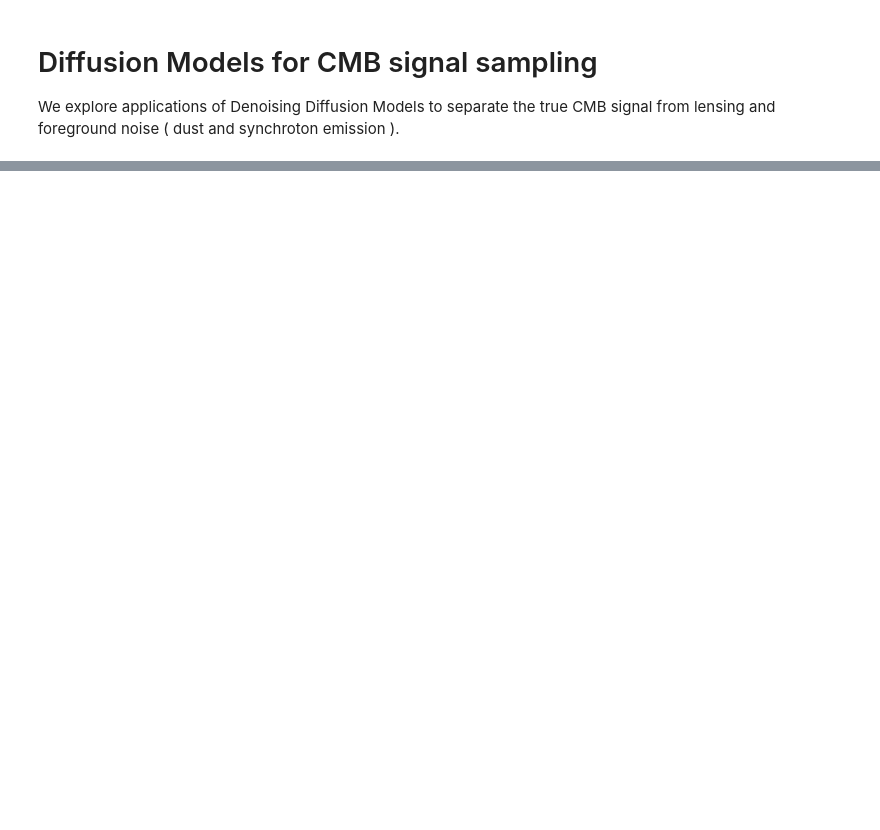
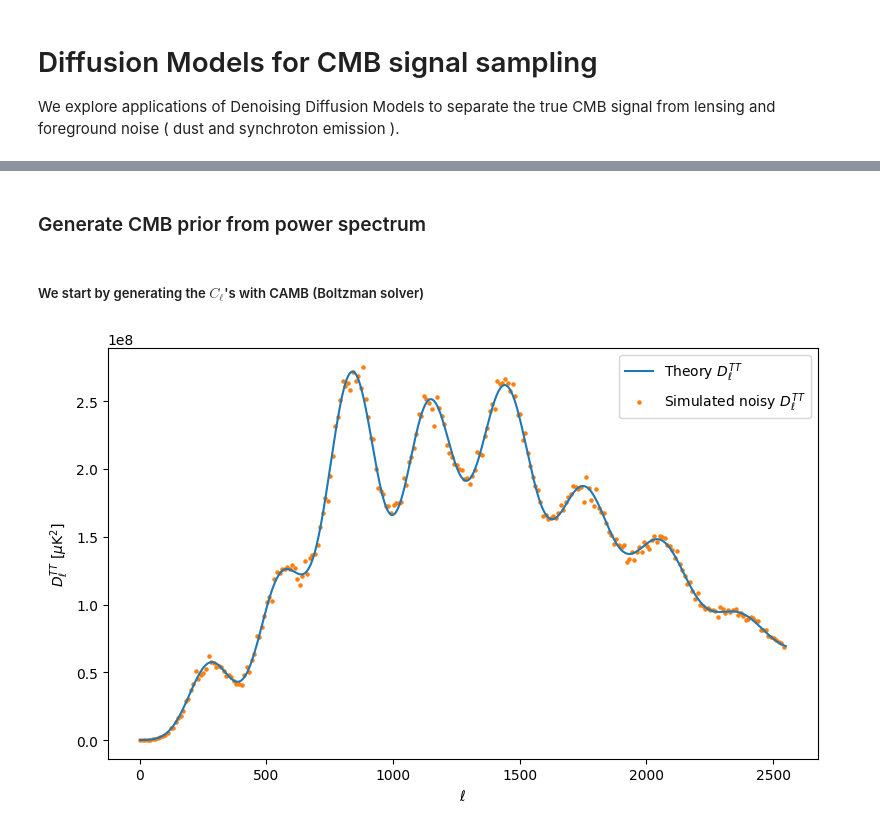
Before and after one commit to dprovaso/Diffusion-model-with-pytorch, a Jupyter notebook: dm_cmb.ipynb, the cells around one changed output, grey strips where cells are left out. Saved outputs shown, nothing was run; the diff lists cells and outputs as text; code cells hidden in the pictures; blank space fills up the shorter version.

```diff
--- a/dm_cmb.ipynb
+++ b/dm_cmb.ipynb
@@ -128,0 +331,4 @@ hp.mollview(mask, min=0, max=1, title="Mask", unit=map_100GHz.unit)
+# %% [markdown]
+### Generate CMB prior from power spectrum
+# %% [markdown]
+##### We start by generating the $C_\ell$'s with CAMB (Boltzman solver)
@@ -128,0 +414,9 @@ hp.mollview(mask, min=0, max=1, title="Mask", unit=map_100GHz.unit)
+# %%
+# Quick test: generate and plot
+ells, cl_TT, cl_EE, cl_BB, cl_TE = generate_cmb_cl(lmax=2500)
+
+### Noisy realization for simulation
+cl_TT_noisy = simulate_noisy_cl(cl_TT, ells, seed=42)
+plot_cl(ells, cl_TT, cl_TT_noisy=cl_TT_noisy)
+# %% [output]
+[figure, added]
```
Also changed, not shown: parts of 20 cells of this notebook, 1 other file.
